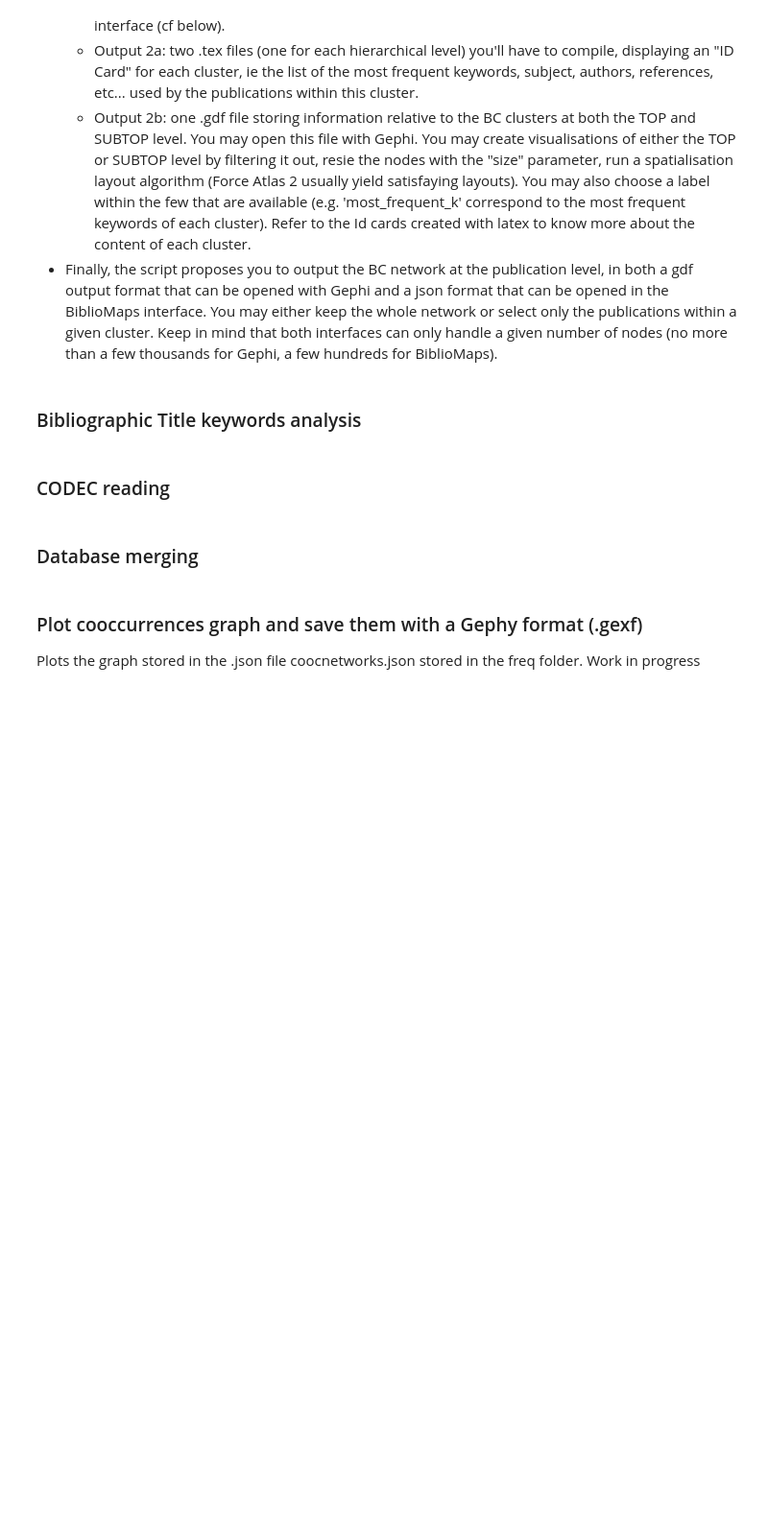
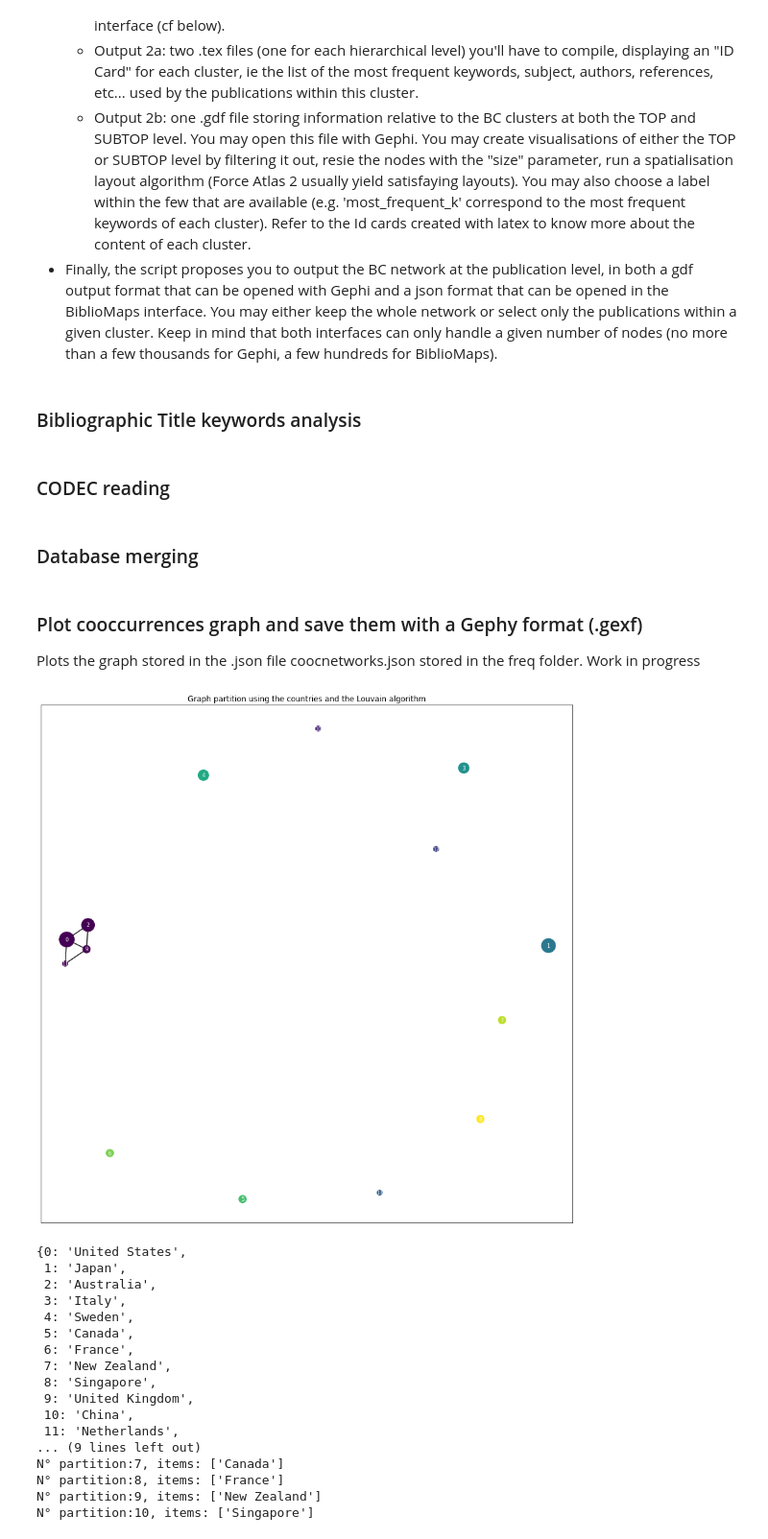
Before and after one commit to IonaBrenac/BiblioAnalysis, a Jupyter notebook: BiblioAnalysis_OnDev.ipynb, the cells around one changed output. Shown at 96% size. Drawn from its saved outputs; the diff is of its cells as text; code cells hidden in the pictures; blank space fills up the shorter version.

```diff
--- a/BiblioAnalysis_OnDev.ipynb
+++ b/BiblioAnalysis_OnDev.ipynb
@@ -427,22 +485,41 @@ Plots the graph stored in the .json file coocnetworks.json stored in the freq fo
 # %%
 def plot_cooc(in_dir, out_dir, item):
 
     '''Plots a cooccurrence graph. Saves the graph G to the Gephy .gexf standard
     '''
     # Standard library import
     from pathlib import Path
 
     # 3rd party import
     import BiblioAnalysis_Utils as bau
 
     # Internal import
     import networkx as nx
 
     G = bau.plot_graph(in_dir,item)
     nx.write_gexf(G,out_dir / Path('cooc_'+item+'.gexf'))
 
 # "AU", "S", "I", "CU", "S2", "K", "AK", "TK", "R", "RJ"
 in_dir = Path(r'C:\Users\franc\BiblioAnalysis_Files\Test_2005\freq')
 out_dir = Path(r'C:\Users\franc\BiblioAnalysis_Files\Test_2005\freq')
-item = 'K'
+item = 'CU'
 plot_cooc(in_dir, out_dir, item)
+# %% [output]
+[figure, added]
+{0: 'United States',
+ 1: 'Japan',
+ 2: 'Australia',
+ 3: 'Italy',
+ 4: 'Sweden',
+ 5: 'Canada',
+ 6: 'France',
+ 7: 'New Zealand',
+ 8: 'Singapore',
+ 9: 'United Kingdom',
+ 10: 'China',
+ 11: 'Netherlands',
+... (9 lines left out)
+N° partition:7, items: ['Canada']
+N° partition:8, items: ['France']
+N° partition:9, items: ['New Zealand']
+N° partition:10, items: ['Singapore']
```
Also changed, not shown: parts of 6 cells of this notebook, 2 other files.
